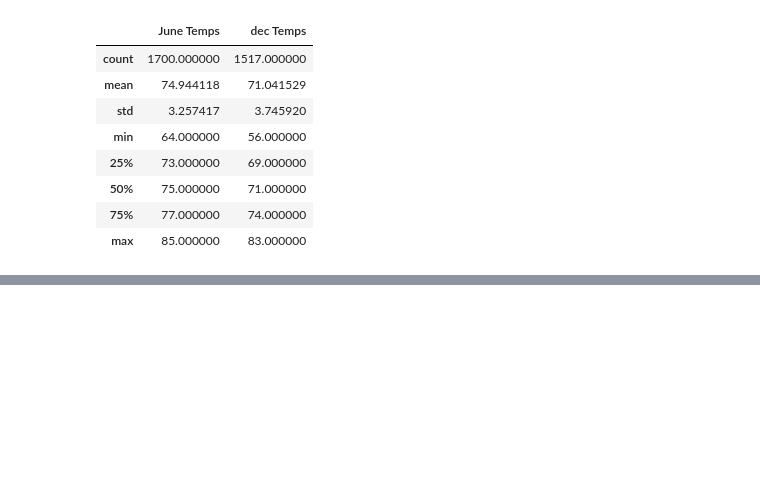
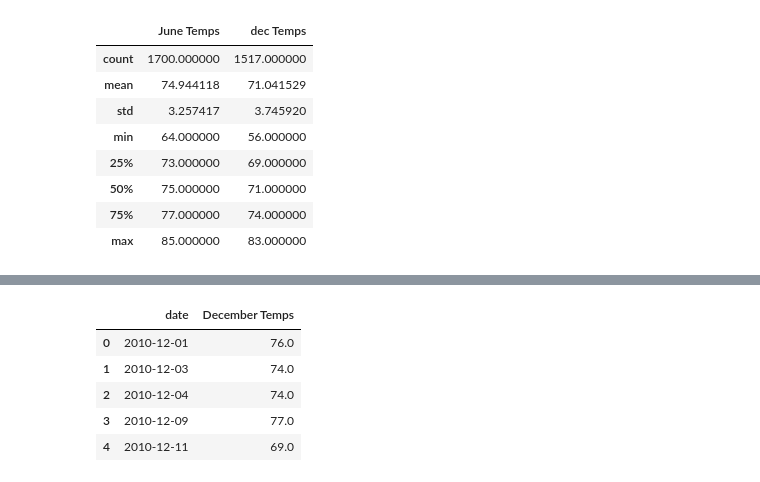
Before and after one commit to RH015/climate_analysis, a Jupyter notebook: SurfsUp_Challenge.ipynb, the cells around one changed output, grey strips where cells are left out. Saved outputs shown, nothing was run; the diff lists cells and outputs as text; code cells hidden in the pictures; blank space fills up the shorter version.

```diff
--- a/SurfsUp_Challenge.ipynb
+++ b/SurfsUp_Challenge.ipynb
@@ -185,0 +226,10 @@ all_df
+# %%
+dec_day_df = pd.DataFrame(dec_measurment_day, columns=['date', 'December Temps'])
+dec_day_df.head()
+# %% [output]
+|  | date | December Temps |
+| 0 | 2010-12-01 | 76.0 |
+| 1 | 2010-12-03 | 74.0 |
+| 2 | 2010-12-04 | 74.0 |
+| 3 | 2010-12-09 | 77.0 |
+| 4 | 2010-12-11 | 69.0 |
```
Also changed, not shown: parts of 5 cells of this notebook.
